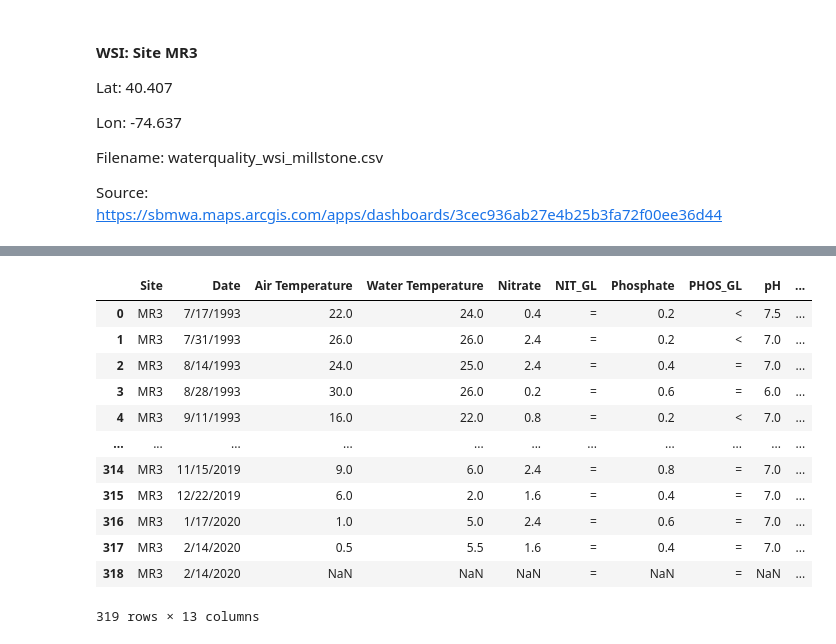
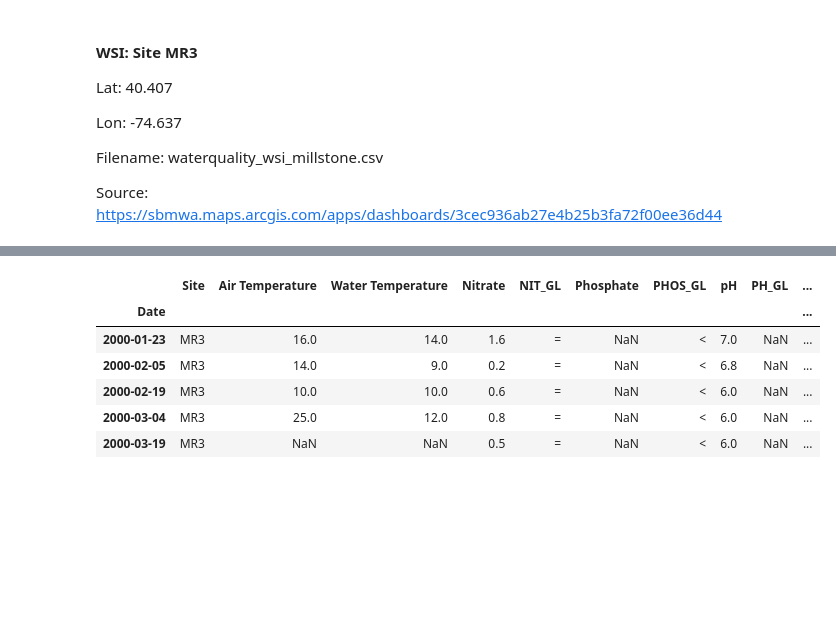
Before and after one commit to mattheinle/rcaes_finalproject_mattheinle, a Jupyter notebook: finalproject_mattheinle.ipynb, the cells around one changed output, grey strips where cells are left out. Cells and saved outputs as stored; diff of their text form; code cells hidden in the pictures; blank space fills up the shorter version.

```diff
--- a/finalproject_mattheinle.ipynb
+++ b/finalproject_mattheinle.ipynb
@@ -196,8 +163,20 @@ Filename: waterquality_wsi_millstone.csv
 Source: https://sbmwa.maps.arcgis.com/apps/dashboards/3cec936ab27e4b25b3fa72f00ee36d44
 # %%
 # bring data into pandas dataframes
-usgs_ms = pd.read_csv('/home/mjh367/rcaes/rcaes_finalproject_mattheinle/waterquality_usgs_millstone.csv')
-wsi_ms = pd.read_csv('/home/mjh367/rcaes/rcaes_finalproject_mattheinle/waterquality_wsi_millstone.csv')
+usgs_ms = pd.read_csv('/home/mjh367/rcaes/rcaes_finalproject_mattheinle/waterquality_usgs_millstone.csv',
+                      parse_dates = ['DATE'],
+                      index_col = ['DATE'])
+
+wsi_ms = pd.read_csv('/home/mjh367/rcaes/rcaes_finalproject_mattheinle/waterquality_wsi_millstone.csv',
+                     parse_dates = ['Date'],
+                     index_col = ['Date'])
 
 # It should be noted that the USGS data includes many more water chemistry parameters than the WSI, and both datasets include more parameters than are contained in these dataframes.
+# %%
+# truncate dataframes to have the same date range
+startdate = '2000-01-01'
+enddate = '2020-12-31'
+
+usgs_ms = usgs_ms.loc[startdate:enddate]
+wsi_ms = wsi_ms.loc[startdate:enddate]
 # %%
@@ -236,18 +204,20 @@ wsi_ms
 # %%
-# replace 99 with NA
+# replace 99 with NaN
 wsi_ms = wsi_ms.replace(99, np.nan)
-wsi_ms
+
+# replace '<' values with NaN
+wsi_ms.loc[wsi_ms.NIT_GL == '<','Nitrate'] = np.NaN
+wsi_ms.loc[wsi_ms.PHOS_GL == '<','Phosphate'] = np.NaN
+wsi_ms.loc[wsi_ms.PH_GL == '<','pH'] = np.NaN
+wsi_ms.loc[wsi_ms.TURB_GL == '<','Turbidity'] = np.NaN
+
+# that's better
+wsi_ms.head()
 # %% [output]
-|  | Site | Date | Air Temperature | Water Temperature | Nitrate | NIT_GL | Phosphate | PHOS_GL | pH | ... |
-| 0 | MR3 | 7/17/1993 | 22.0 | 24.0 | 0.4 | = | 0.2 | < | 7.5 | ... |
-| 1 | MR3 | 7/31/1993 | 26.0 | 26.0 | 2.4 | = | 0.2 | < | 7.0 | ... |
-| 2 | MR3 | 8/14/1993 | 24.0 | 25.0 | 2.4 | = | 0.4 | = | 7.0 | ... |
-| 3 | MR3 | 8/28/1993 | 30.0 | 26.0 | 0.2 | = | 0.6 | = | 6.0 | ... |
-| 4 | MR3 | 9/11/1993 | 16.0 | 22.0 | 0.8 | = | 0.2 | < | 7.0 | ... |
-| ... | ... | ... | ... | ... | ... | ... | ... | ... | ... | ... |
-| 314 | MR3 | 11/15/2019 | 9.0 | 6.0 | 2.4 | = | 0.8 | = | 7.0 | ... |
-| 315 | MR3 | 12/22/2019 | 6.0 | 2.0 | 1.6 | = | 0.4 | = | 7.0 | ... |
-| 316 | MR3 | 1/17/2020 | 1.0 | 5.0 | 2.4 | = | 0.6 | = | 7.0 | ... |
-| 317 | MR3 | 2/14/2020 | 0.5 | 5.5 | 1.6 | = | 0.4 | = | 7.0 | ... |
-| 318 | MR3 | 2/14/2020 | NaN | NaN | NaN | = | NaN | = | NaN | ... |
+|  | Site | Air Temperature | Water Temperature | Nitrate | NIT_GL | Phosphate | PHOS_GL | pH | PH_GL | ... |
+| Date |  |  |  |  |  |  |  |  |  | ... |
+| 2000-01-23 | MR3 | 16.0 | 14.0 | 1.6 | = | NaN | < | 7.0 | NaN | ... |
+| 2000-02-05 | MR3 | 14.0 | 9.0 | 0.2 | = | NaN | < | 6.8 | NaN | ... |
+| 2000-02-19 | MR3 | 10.0 | 10.0 | 0.6 | = | NaN | < | 6.0 | NaN | ... |
+| 2000-03-04 | MR3 | 25.0 | 12.0 | 0.8 | = | NaN | < | 6.0 | NaN | ... |
+| 2000-03-19 | MR3 | NaN | NaN | 0.5 | = | NaN | < | 6.0 | NaN | ... |
-319 rows × 13 columns
```
Also changed, not shown: parts of 30 cells of this notebook.
